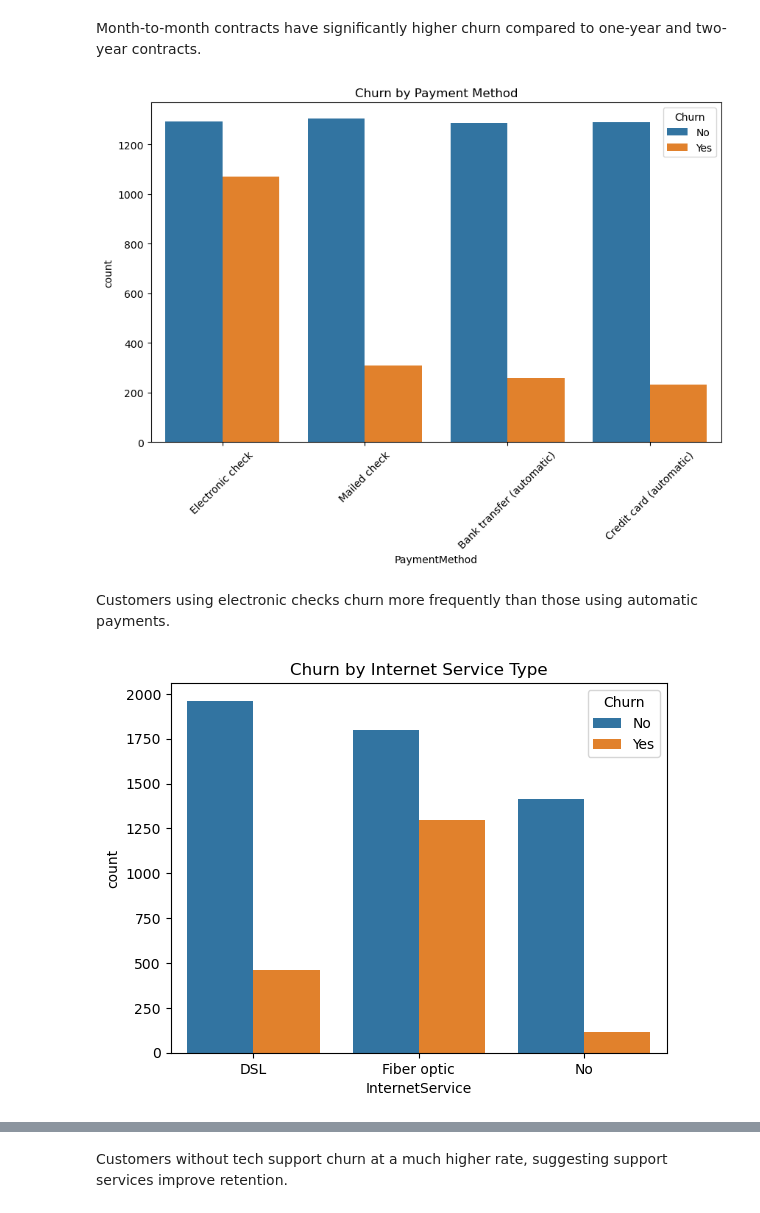
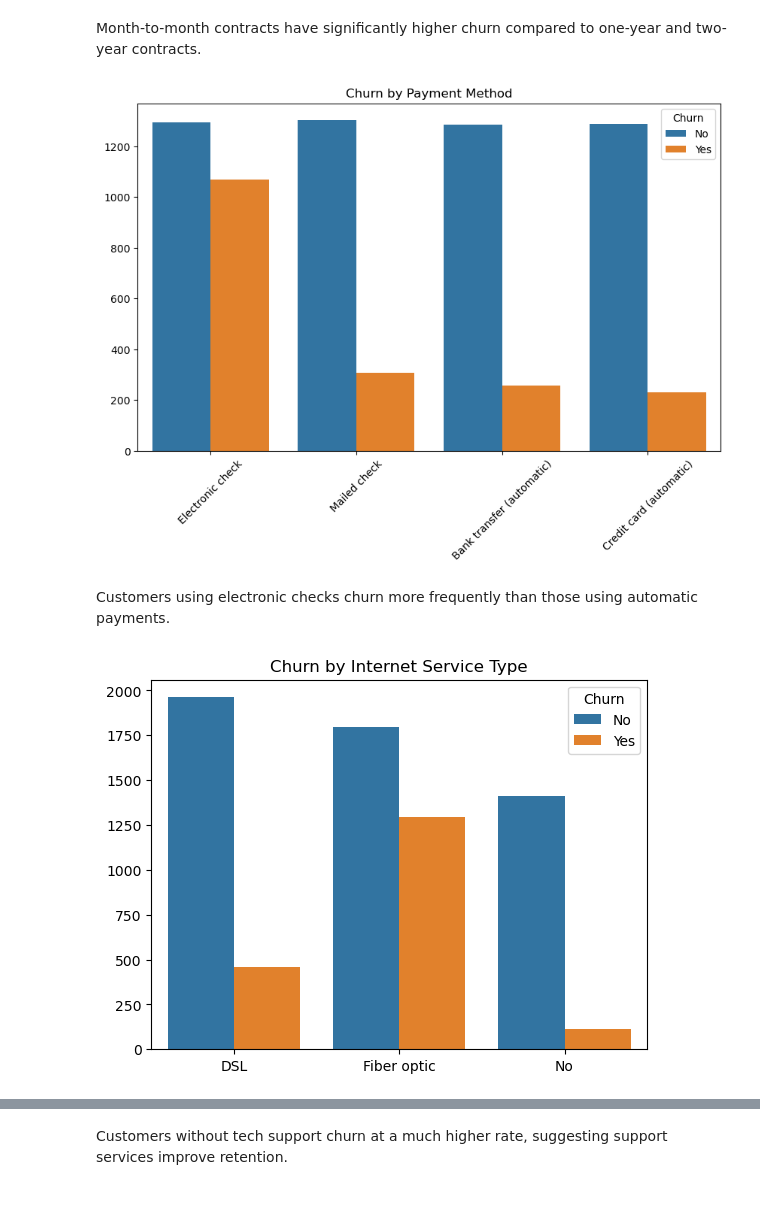
Before and after one commit to Sherrell-B/data-science, a Jupyter notebook: DSC 680 Project 1.ipynb, the cells around one changed output, grey strips where cells are left out. Saved outputs shown, nothing was run; the diff lists cells and outputs as text; code cells hidden in the pictures.

```diff
--- a/DSC 680 Project 1.ipynb
+++ b/DSC 680 Project 1.ipynb
@@ -174,18 +186,24 @@ Month-to-month contracts have significantly higher churn compared to one-year an
 # %%
 # Churn by Payment Method
 plt.figure(figsize=(10,6))
-sns.countplot(data=telecom_data, x='PaymentMethod', hue='Churn')
+ax = sns.countplot(data=telecom_data, x='PaymentMethod', hue='Churn')
 plt.xticks(rotation=45)
 plt.title("Churn by Payment Method")
+# Remove the axis label
+ax.set_ylabel('')
+ax.set_xlabel('')
 plt.show()
 # %% [output]
-[figure, old version]
+[figure, new version]
 # %% [markdown]
 Customers using electronic checks churn more frequently than those using automatic payments.
 # %%
-sns.countplot(data=telecom_data, x='InternetService', hue='Churn')
+ax = sns.countplot(data=telecom_data, x='InternetService', hue='Churn')
 plt.title("Churn by Internet Service Type")
+# Remove the axis label
+ax.set_ylabel('')
+ax.set_xlabel('')
 plt.show()
 # %% [output]
-[figure, old version]
+[figure, new version]
 # %%
```
Also changed, not shown: parts of 14 cells of this notebook.
